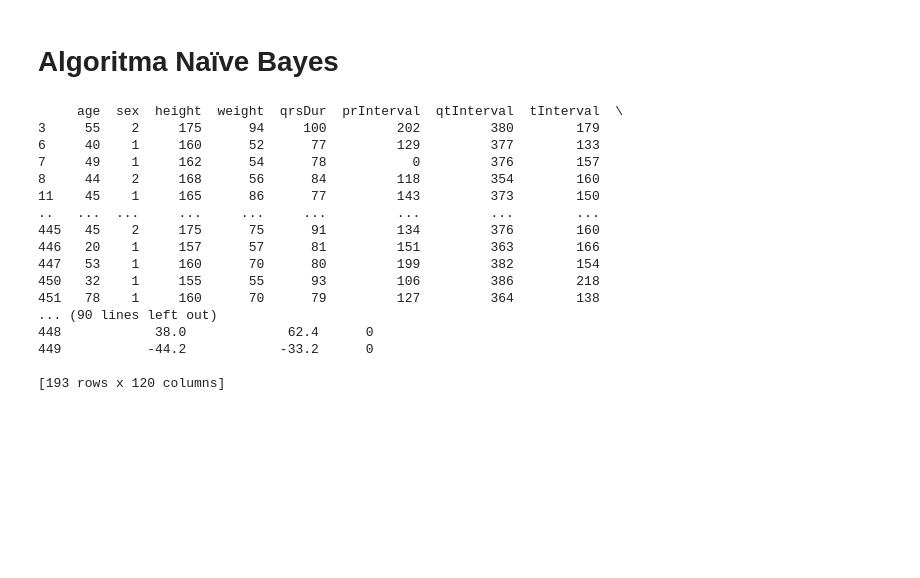
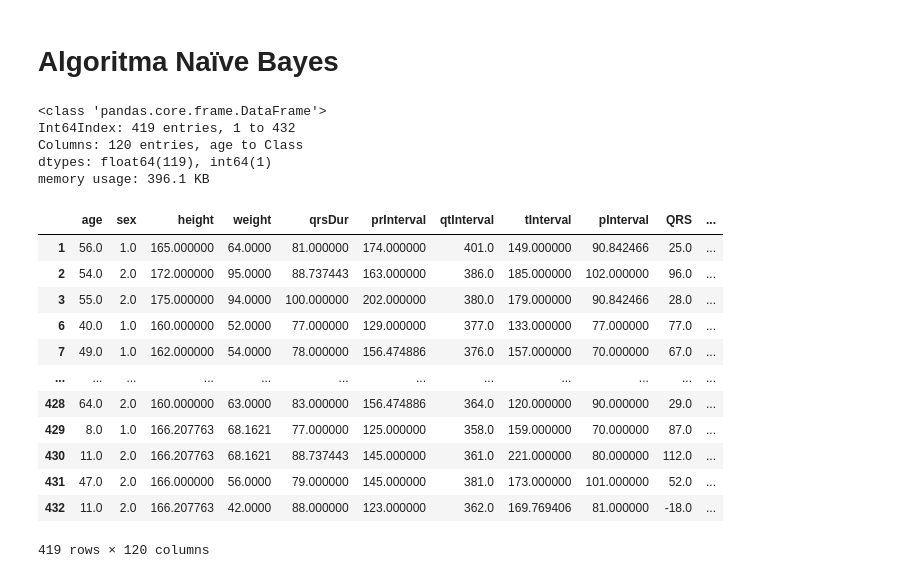
Before and after one commit to frilham/frilham, a Jupyter notebook: Tubes_AI_(Algoritma_Naïve_Bayes).ipynb, the cells around one changed output. Drawn from its saved outputs; the diff is of its cells as text; code cells hidden in the pictures; blank space fills up the shorter version.

```diff
--- a/Tubes_AI_(Algoritma_Naïve_Bayes).ipynb
+++ b/Tubes_AI_(Algoritma_Naïve_Bayes).ipynb
@@ -352,34 +431,3 @@ print(standardized_X)
 [438 rows x 119 columns]
 # %% [markdown]
 # Algoritma Naïve Bayes
-# %%
-def separate_data_by_class(data):
-    separated_data = {}
-    separated_data['class_1'] = data[data['Class'] == 1]
-    separated_data['class_not_1'] = data[data['Class'] != 1]
-    return separated_data
-
-separated_data = separate_data_by_class(data)
-
-class_normal = separated_data['class_1']
-class_sick = separated_data['class_not_1']
-print(class_normal)
-print(class_sick)
-# %% [output]
-     age  sex  height  weight  qrsDur  prInterval  qtInterval  tInterval  \
-3     55    2     175      94     100         202         380        179
-6     40    1     160      52      77         129         377        133
-7     49    1     162      54      78           0         376        157
-8     44    2     168      56      84         118         354        160
-11    45    1     165      86      77         143         373        150
-..   ...  ...     ...     ...     ...         ...         ...        ...
-445   45    2     175      75      91         134         376        160
-446   20    1     157      57      81         151         363        166
-447   53    1     160      70      80         199         382        154
-450   32    1     155      55      93         106         386        218
-451   78    1     160      70      79         127         364        138
-... (90 lines left out)
-448            38.0             62.4      0
-449           -44.2            -33.2      0
-
-[193 rows x 120 columns]
@@ -400,0 +441,22 @@ cstd_sick = find_standard_deviation(class_sick)
+# %%
+dataTrain.info()
+dataTrain
+# %% [output]
+<class 'pandas.core.frame.DataFrame'>
+Int64Index: 419 entries, 1 to 432
+Columns: 120 entries, age to Class
+dtypes: float64(119), int64(1)
+memory usage: 396.1 KB
+|  | age | sex | height | weight | qrsDur | prInterval | qtInterval | tInterval | pInterval | QRS | ... |
+| 1 | 56.0 | 1.0 | 165.000000 | 64.0000 | 81.000000 | 174.000000 | 401.0 | 149.000000 | 90.842466 | 25.0 | ... |
+| 2 | 54.0 | 2.0 | 172.000000 | 95.0000 | 88.737443 | 163.000000 | 386.0 | 185.000000 | 102.000000 | 96.0 | ... |
+| 3 | 55.0 | 2.0 | 175.000000 | 94.0000 | 100.000000 | 202.000000 | 380.0 | 179.000000 | 90.842466 | 28.0 | ... |
+| 6 | 40.0 | 1.0 | 160.000000 | 52.0000 | 77.000000 | 129.000000 | 377.0 | 133.000000 | 77.000000 | 77.0 | ... |
+| 7 | 49.0 | 1.0 | 162.000000 | 54.0000 | 78.000000 | 156.474886 | 376.0 | 157.000000 | 70.000000 | 67.0 | ... |
+| ... | ... | ... | ... | ... | ... | ... | ... | ... | ... | ... | ... |
+| 428 | 64.0 | 2.0 | 160.000000 | 63.0000 | 83.000000 | 156.474886 | 364.0 | 120.000000 | 90.000000 | 29.0 | ... |
+| 429 | 8.0 | 1.0 | 166.207763 | 68.1621 | 77.000000 | 125.000000 | 358.0 | 159.000000 | 70.000000 | 87.0 | ... |
+| 430 | 11.0 | 2.0 | 166.207763 | 68.1621 | 88.737443 | 145.000000 | 361.0 | 221.000000 | 80.000000 | 112.0 | ... |
+| 431 | 47.0 | 2.0 | 166.000000 | 56.0000 | 79.000000 | 145.000000 | 381.0 | 173.000000 | 101.000000 | 52.0 | ... |
+| 432 | 11.0 | 2.0 | 166.207763 | 42.0000 | 88.000000 | 123.000000 | 362.0 | 169.769406 | 81.000000 | -18.0 | ... |
+419 rows × 120 columns
```
Also changed, not shown: parts of 38 cells of this notebook.
